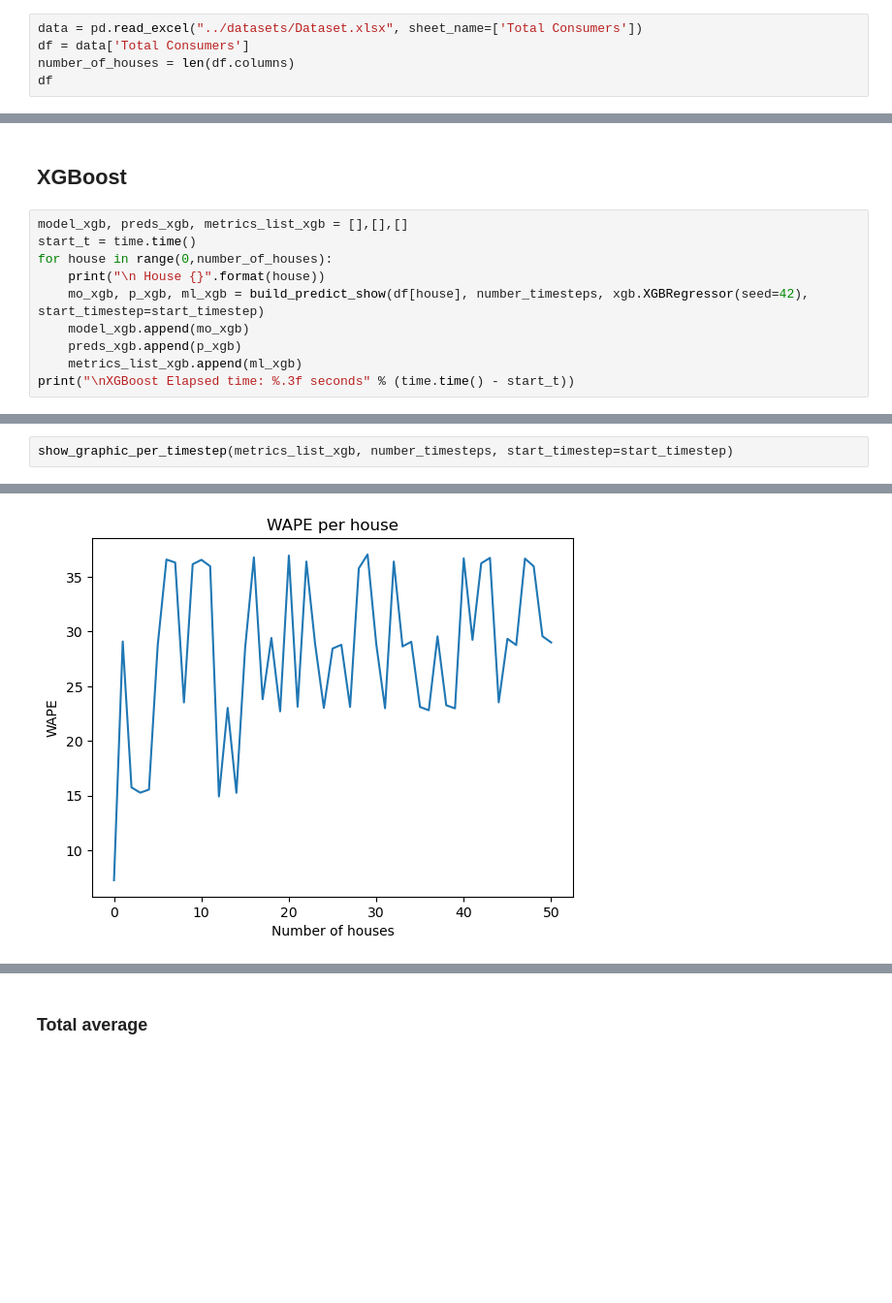
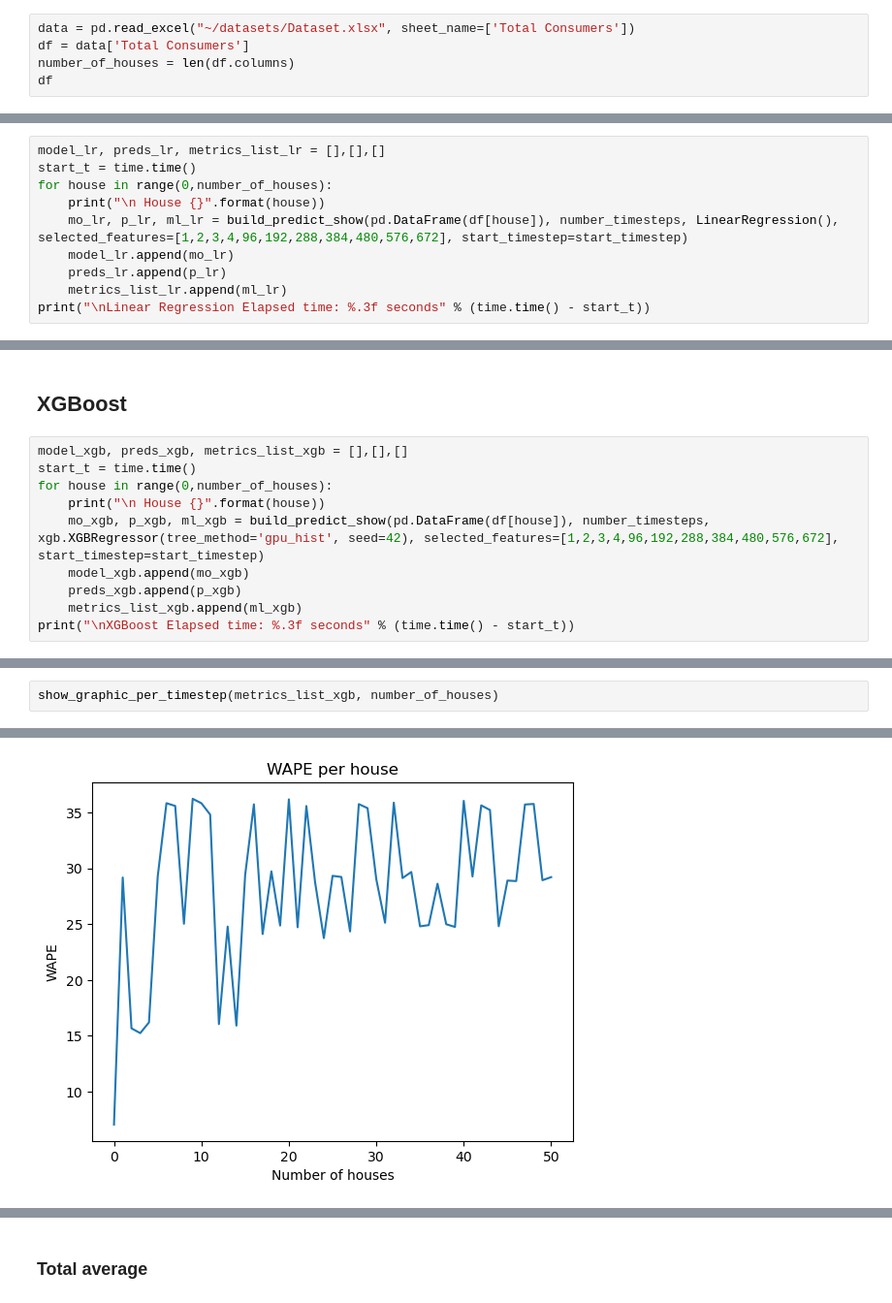
Before and after one commit to franciscomonteiro85/rec-energy-prediction-algorithm, a Jupyter notebook: notebooks/porto/Individual_Porto.ipynb, the cells around one changed output, grey strips where cells are left out. Shown at 97% size. Saved outputs shown, nothing was run; the diff lists cells and outputs as text; blank space fills up the shorter version.

Commit message:
Added loureiro graphics

```diff
--- a/notebooks/porto/Individual_Porto.ipynb
+++ b/notebooks/porto/Individual_Porto.ipynb
@@ -18,5 +17,5 @@ import xgboost as xgb
 # %%
-data = pd.read_excel("../datasets/Dataset.xlsx", sheet_name=['Total Consumers'])
+data = pd.read_excel("~/datasets/Dataset.xlsx", sheet_name=['Total Consumers'])
 df = data['Total Consumers']
 number_of_houses = len(df.columns)
 df
@@ -199,0 +102,10 @@ number_timesteps = 97
+# %%
+model_lr, preds_lr, metrics_list_lr = [],[],[]
+start_t = time.time()
+for house in range(0,number_of_houses):
+    print("\n House {}".format(house))
+    mo_lr, p_lr, ml_lr = build_predict_show(pd.DataFrame(df[house]), number_timesteps, LinearRegression(), selected_features=[1,2,3,4,96,192,288,384,480,576,672], start_timestep=start_timestep)
+    model_lr.append(mo_lr)
+    preds_lr.append(p_lr)
+    metrics_list_lr.append(ml_lr)
+print("\nLinear Regression Elapsed time: %.3f seconds" % (time.time() - start_t))
@@ -204,7 +134,7 @@ model_xgb, preds_xgb, metrics_list_xgb = [],[],[]
 start_t = time.time()
 for house in range(0,number_of_houses):
     print("\n House {}".format(house))
-    mo_xgb, p_xgb, ml_xgb = build_predict_show(df[house], number_timesteps, xgb.XGBRegressor(seed=42), start_timestep=start_timestep)
+    mo_xgb, p_xgb, ml_xgb = build_predict_show(pd.DataFrame(df[house]), number_timesteps, xgb.XGBRegressor(tree_method='gpu_hist', seed=42), selected_features=[1,2,3,4,96,192,288,384,480,576,672], start_timestep=start_timestep)
     model_xgb.append(mo_xgb)
     preds_xgb.append(p_xgb)
     metrics_list_xgb.append(ml_xgb)
@@ -230,3 +160,3 @@ XGBoost Elapsed time: 57.478 seconds
 # %%
-show_graphic_per_timestep(metrics_list_xgb, number_timesteps, start_timestep=start_timestep)
+show_graphic_per_timestep(metrics_list_xgb, number_of_houses)
 # %% [output]
@@ -234 +164 @@ show_graphic_per_timestep(metrics_list_xgb, number_timesteps, start_timestep=sta
-[figure, old version]
+[figure, new version]
```
Also changed, not shown: parts of 16 cells of this notebook, 21 other files.
